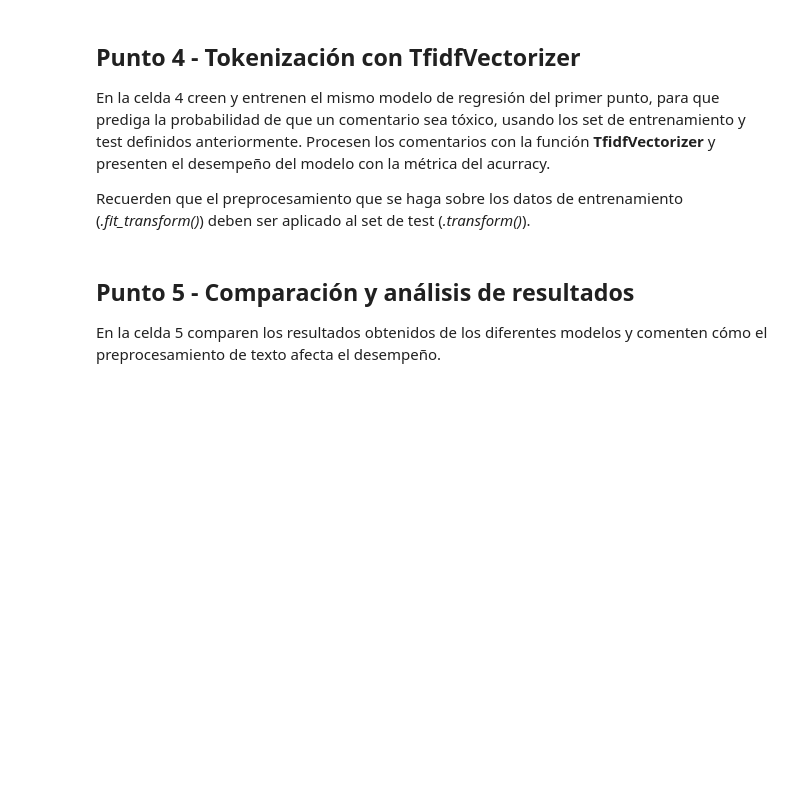
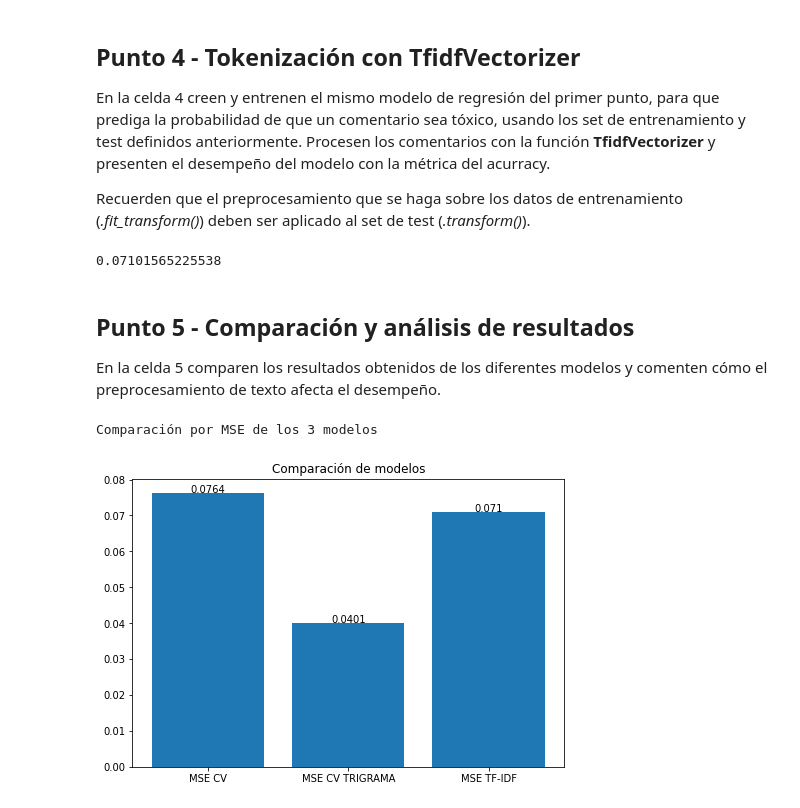
Before and after one commit to dsmunoz34/ML_NLP, a Jupyter notebook: Semana 4/S4TC1_Tokenizacion.ipynb, the cells around one changed output. Drawn from its saved outputs; the diff is of its cells as text; code cells hidden in the pictures; blank space fills up the shorter version.

```diff
--- a/Semana 4/S4TC1_Tokenizacion.ipynb
+++ b/Semana 4/S4TC1_Tokenizacion.ipynb
@@ -144,3 +139,14 @@ Recuerden que el preprocesamiento que se haga sobre los datos de entrenamiento
+# %%
+# Celda 4
+from sklearn.feature_extraction.text import TfidfVectorizer as tf_idf
+vectorizer_3 = tf_idf(max_features=100, lowercase=False, preprocessor=preprocess_text)
+X_traincv_3 = vectorizer_3.fit_transform(X_train)
+regressor.fit(X_traincv_3, y_train)
+predictions_3=regressor.predict(vectorizer_3.transform(X_test))
+mse_3=metrics.mean_squared_error(y_test, predictions_3)
+print(mse_3)
+# %% [output]
+0.07101565225538
 # %% [markdown]
 ## Punto 5 - Comparación y análisis de resultados
 
@@ -149,0 +154,18 @@ En la celda 5 comparen los resultados obtenidos de los diferentes modelos y come
+# %%
+# Celda 5
+import matplotlib.pyplot as plt
+print('Comparación por MSE de los 3 modelos')
+fig = plt.figure()
+ax = fig.add_axes([0,0,1,1])
+ax.set_title("Comparación de modelos")
+ejeX = ['MSE CV','MSE CV TRIGRAMA', 'MSE TF-IDF']
+ejeY = [round(mse_1, 4), round(mse_2, 4), round(mse_3, 4)]
+ax.bar(ejeX,ejeY)
+def addlabels(x,y,plotP):
+    for i in range(len(x)):
+        plotP.text(i,y[i],y[i],ha='center')
+addlabels(ejeX,ejeY,plt)
+plt.show()
+# %% [output]
+Comparación por MSE de los 3 modelos
+[figure, added]
```
Also changed, not shown: parts of 3 cells of this notebook.
